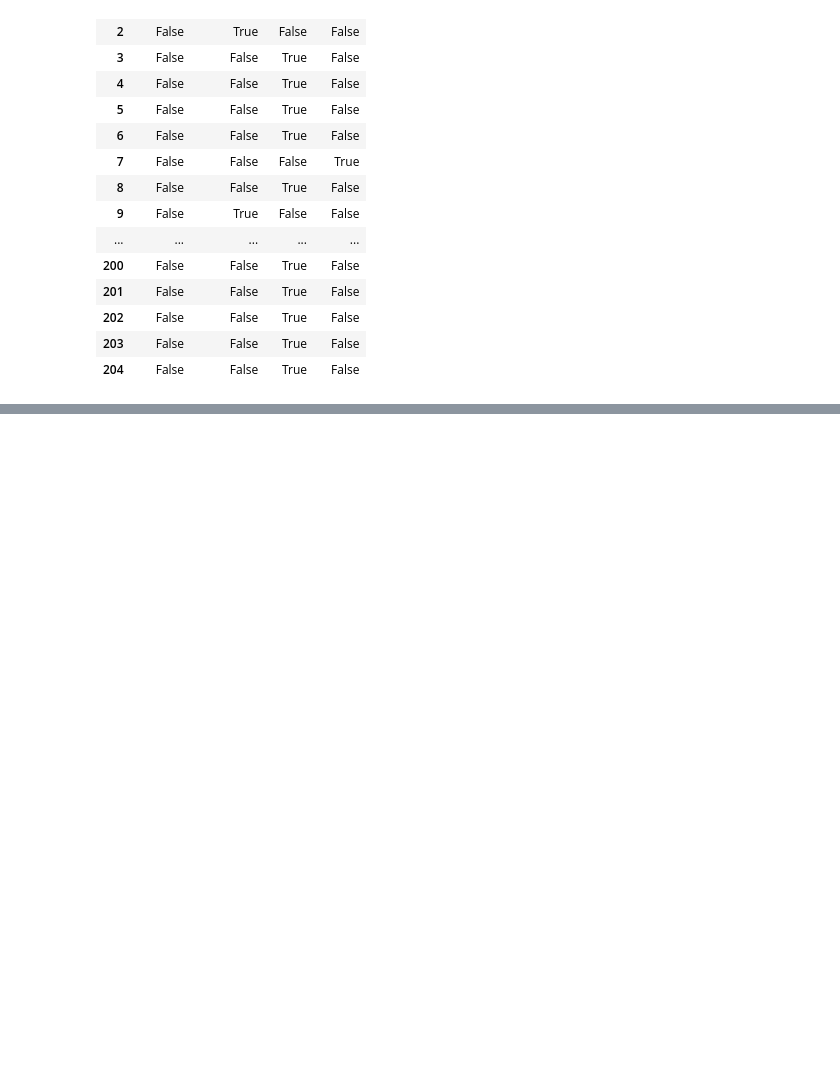
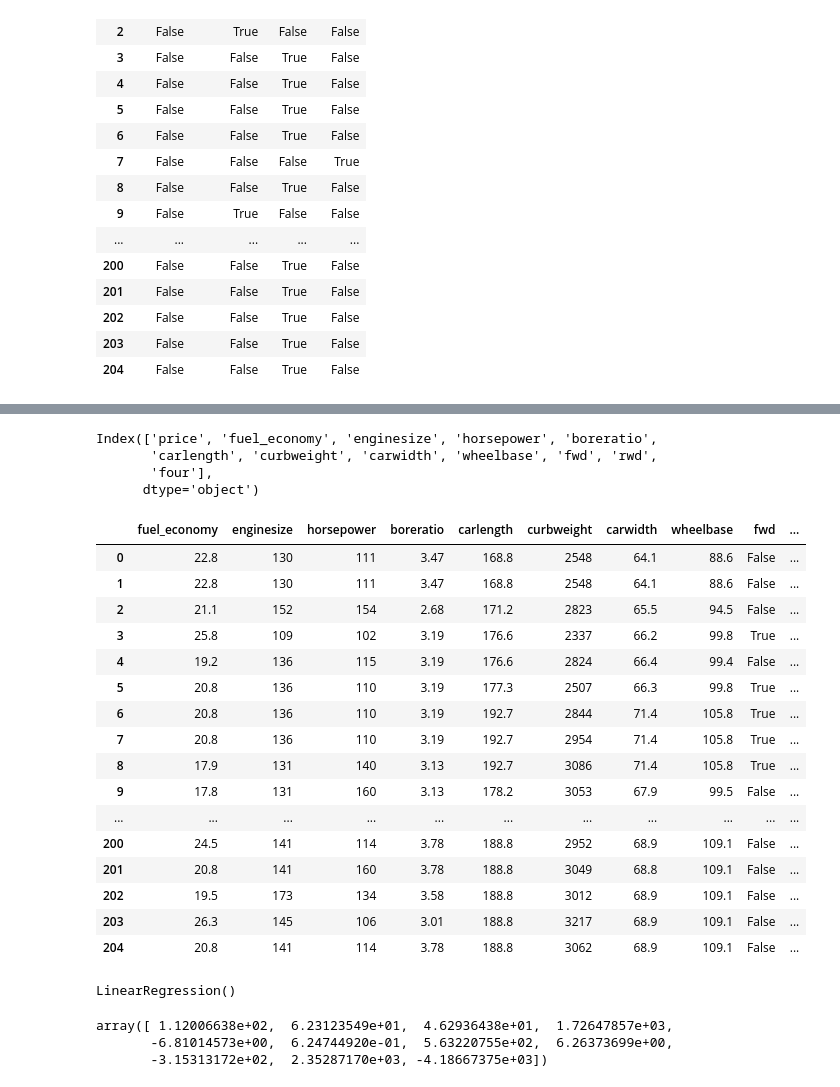
Before and after one commit to MoeedKhan-AMK/Applied-Data-Science, a Jupyter notebook: Machine Learning/LINEAR REGRESSION/Linear Regression/LR-Car Price Project.ipynb, the cells around one changed output, grey strips where cells are left out. Drawn from its saved outputs; the diff is of its cells as text; code cells hidden in the pictures; blank space fills up the shorter version.

```diff
--- a/Machine Learning/LINEAR REGRESSION/Linear Regression/LR-Car Price Project.ipynb
+++ b/Machine Learning/LINEAR REGRESSION/Linear Regression/LR-Car Price Project.ipynb
@@ -514,0 +607,3 @@ pd.get_dummies(df_cars['carbody'], drop_first=True)
+# %%
+cor = np.abs(df_cars.corr()["price"])
+cor
@@ -514,0 +644,31 @@ pd.get_dummies(df_cars['carbody'], drop_first=True)
+# %%
+features = cor[cor > 0.5].index
+features
+# %% [output]
+Index(['price', 'fuel_economy', 'enginesize', 'horsepower', 'boreratio',
+       'carlength', 'curbweight', 'carwidth', 'wheelbase', 'fwd', 'rwd',
+       'four'],
+      dtype='object')
+# %%
+y = df_cars["price"]
+X = df_cars[features[1:]]
+
+X
+# %% [output]
+|  | fuel_economy | enginesize | horsepower | boreratio | carlength | curbweight | carwidth | wheelbase | fwd | ... |
+| 0 | 22.8 | 130 | 111 | 3.47 | 168.8 | 2548 | 64.1 | 88.6 | False | ... |
+| 1 | 22.8 | 130 | 111 | 3.47 | 168.8 | 2548 | 64.1 | 88.6 | False | ... |
+| 2 | 21.1 | 152 | 154 | 2.68 | 171.2 | 2823 | 65.5 | 94.5 | False | ... |
+| 3 | 25.8 | 109 | 102 | 3.19 | 176.6 | 2337 | 66.2 | 99.8 | True | ... |
+| 4 | 19.2 | 136 | 115 | 3.19 | 176.6 | 2824 | 66.4 | 99.4 | False | ... |
+| 5 | 20.8 | 136 | 110 | 3.19 | 177.3 | 2507 | 66.3 | 99.8 | True | ... |
+| 6 | 20.8 | 136 | 110 | 3.19 | 192.7 | 2844 | 71.4 | 105.8 | True | ... |
+| 7 | 20.8 | 136 | 110 | 3.19 | 192.7 | 2954 | 71.4 | 105.8 | True | ... |
+| 8 | 17.9 | 131 | 140 | 3.13 | 192.7 | 3086 | 71.4 | 105.8 | True | ... |
+| 9 | 17.8 | 131 | 160 | 3.13 | 178.2 | 3053 | 67.9 | 99.5 | False | ... |
+| ... | ... | ... | ... | ... | ... | ... | ... | ... | ... | ... |
+| 200 | 24.5 | 141 | 114 | 3.78 | 188.8 | 2952 | 68.9 | 109.1 | False | ... |
+| 201 | 20.8 | 141 | 160 | 3.78 | 188.8 | 3049 | 68.8 | 109.1 | False | ... |
+| 202 | 19.5 | 173 | 134 | 3.58 | 188.8 | 3012 | 68.9 | 109.1 | False | ... |
+| 203 | 26.3 | 145 | 106 | 3.01 | 188.8 | 3217 | 68.9 | 109.1 | False | ... |
+| 204 | 20.8 | 141 | 114 | 3.78 | 188.8 | 3062 | 68.9 | 109.1 | False | ... |
@@ -514,0 +684,11 @@ pd.get_dummies(df_cars['carbody'], drop_first=True)
+# %%
+model = LinearRegression()
+model.fit(X_train, y_train)
+# %% [output]
+LinearRegression()
+# %%
+model.coef_
+# %% [output]
+array([ 1.12006638e+02,  6.23123549e+01,  4.62936438e+01,  1.72647857e+03,
+       -6.81014573e+00,  6.24744920e-01,  5.63220755e+02,  6.26373699e+00,
+       -3.15313172e+02,  2.35287170e+03, -4.18667375e+03])
```
Also changed, not shown: parts of 15 cells of this notebook, 1 other file.
